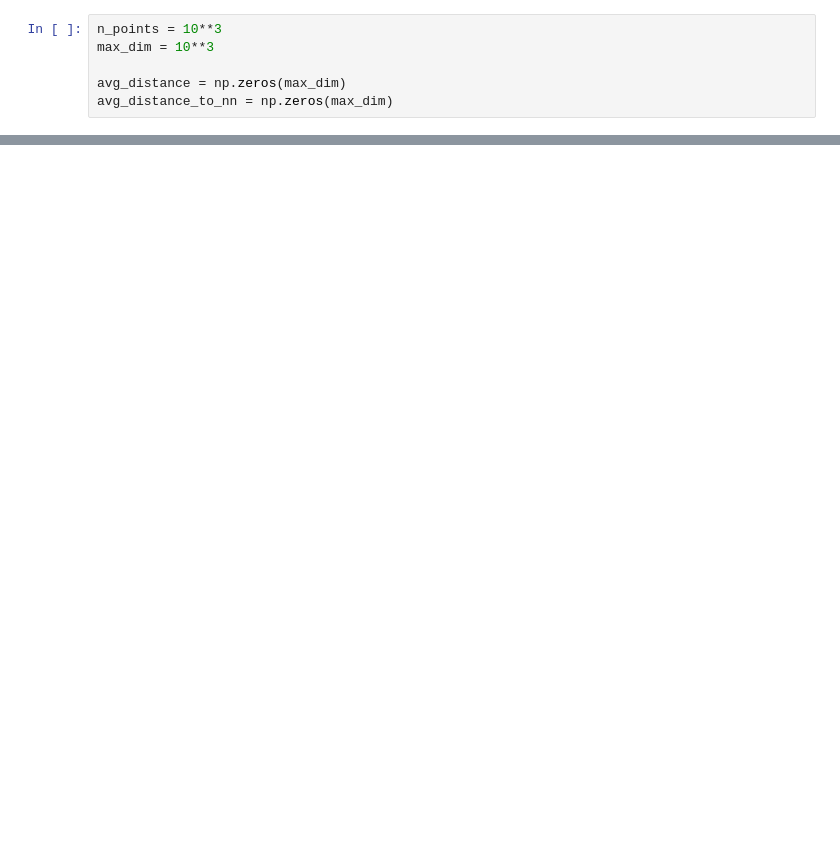
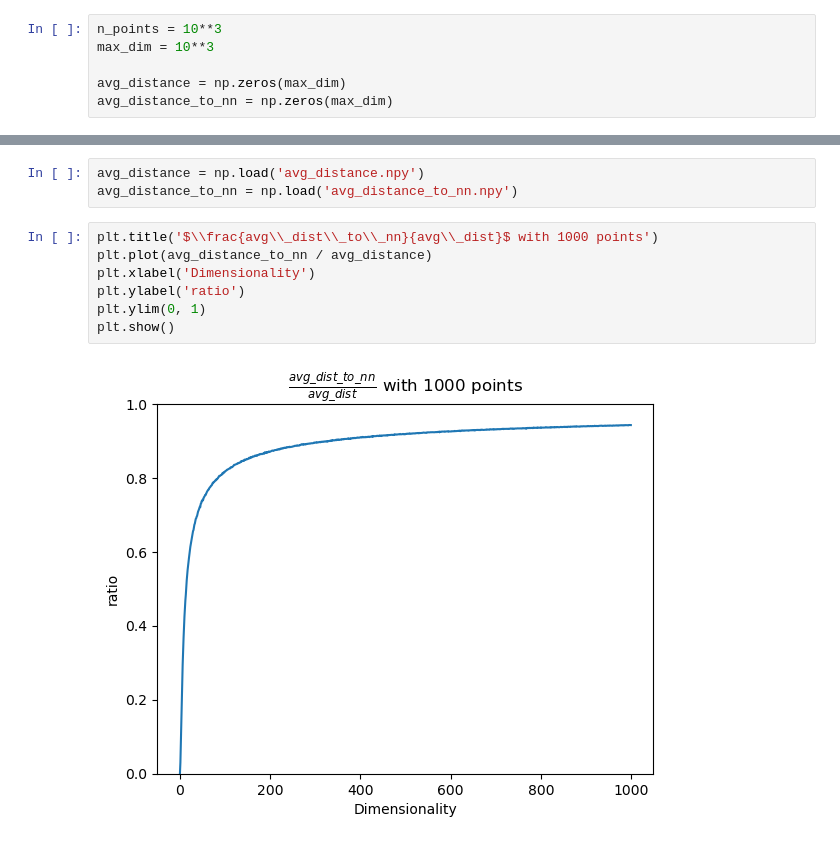
Before and after one commit to Nekson228/ETU2024_AISeminar_DataCompression, a Jupyter notebook: notebooks/curse_of_dimensionality.ipynb, the cells around one changed output, grey strips where cells are left out. Saved outputs shown, nothing was run; the diff lists cells and outputs as text; blank space fills up the shorter version.

```diff
--- a/notebooks/curse_of_dimensionality.ipynb
+++ b/notebooks/curse_of_dimensionality.ipynb
@@ -81,0 +98,12 @@ KeyboardInterrupt:
+# %%
+avg_distance = np.load('avg_distance.npy')
+avg_distance_to_nn = np.load('avg_distance_to_nn.npy')
+# %%
+plt.title('$\\frac{avg\\_dist\\_to\\_nn}{avg\\_dist}$ with 1000 points')
+plt.plot(avg_distance_to_nn / avg_distance)
+plt.xlabel('Dimensionality')
+plt.ylabel('ratio')
+plt.ylim(0, 1)
+plt.show()
+# %% [output]
+[figure, added]
```
Also changed, not shown: parts of 6 cells of this notebook, 10 other files.
